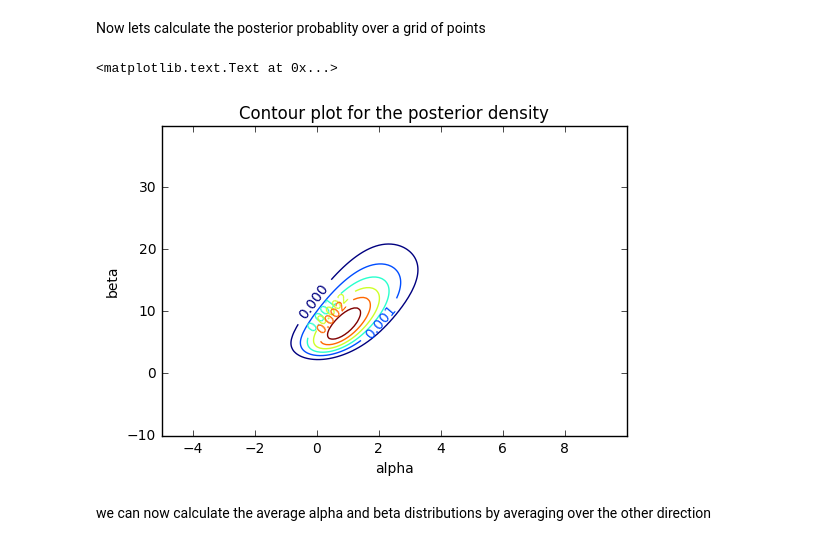
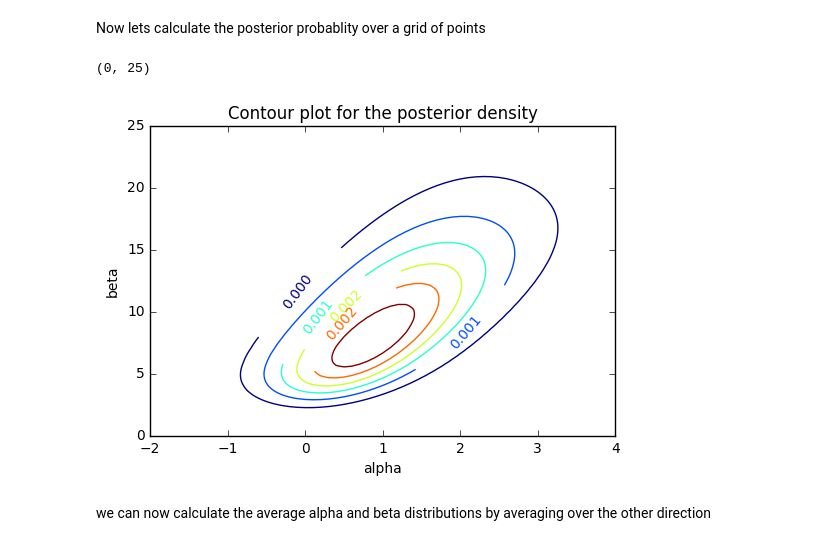
Before and after one commit to satpreetsingh/BME502-2017, a Jupyter notebook: Bioassay+Gelman+minus+MCMC.ipynb, the cells around one changed output. Cells and saved outputs as stored; diff of their text form; code cells hidden in the pictures.

```diff
--- a/Bioassay+Gelman+minus+MCMC.ipynb
+++ b/Bioassay+Gelman+minus+MCMC.ipynb
@@ -28,11 +38,11 @@ In order to use the function with alpha, beta being two-dimensional matrices and
 def invlogit(x):
     return np.exp(x) / (1 + np.exp(x))
 
-def pobservation(alpha,beta,dose,obs_deaths,n):
+def p_posterior(alpha,beta,dose,obs_deaths,n):
     p=[]
-    for ind_dose,ind_obs_deaths,ind_n in zip(dose,obs_deaths,n):
-        theta=invlogit(alpha+beta*ind_dose)
-        p.append(theta**ind_obs_deaths*(1-theta)**(ind_n-ind_obs_deaths))
+    for dose_i,obs_deaths_i,n_i in zip(dose,obs_deaths,n):
+        theta_i=invlogit(alpha+beta*dose_i)
+        p.append(theta_i**obs_deaths_i*(1-theta_i)**(n_i-obs_deaths_i))
     p=np.array(p)
     return np.prod(p,axis=0)
 # %% [markdown]
@@ -51,17 +61,19 @@ delta = 0.1
 alpha = np.arange(-5.0, 10.0+delta, delta)
 beta = np.arange(-10.0, 40+delta, delta)
 ALPHA, BETA = np.meshgrid(alpha, beta)
-P = pobservation(ALPHA,BETA,dose,deaths,n_samples)
+P = p_posterior(ALPHA,BETA,dose,deaths,n_samples)
 # %%
 plt.figure()
 CS = plt.contour(ALPHA, BETA, P)
 plt.clabel(CS, inline=1, fontsize=10)
 plt.title('Contour plot for the posterior density')
 plt.xlabel('alpha')
 plt.ylabel('beta')
+plt.xlim((-2,4))
+plt.ylim((0,25))
 # %% [output]
-<matplotlib.text.Text at 0x...>
+(0, 25)
-[figure, old version]
+[figure, new version]
 # %% [markdown]
 we can now calculate the average alpha and beta distributions by averaging over the other direction
 # %%
```
Also changed, not shown: parts of 4 cells of this notebook, 2 other files.
